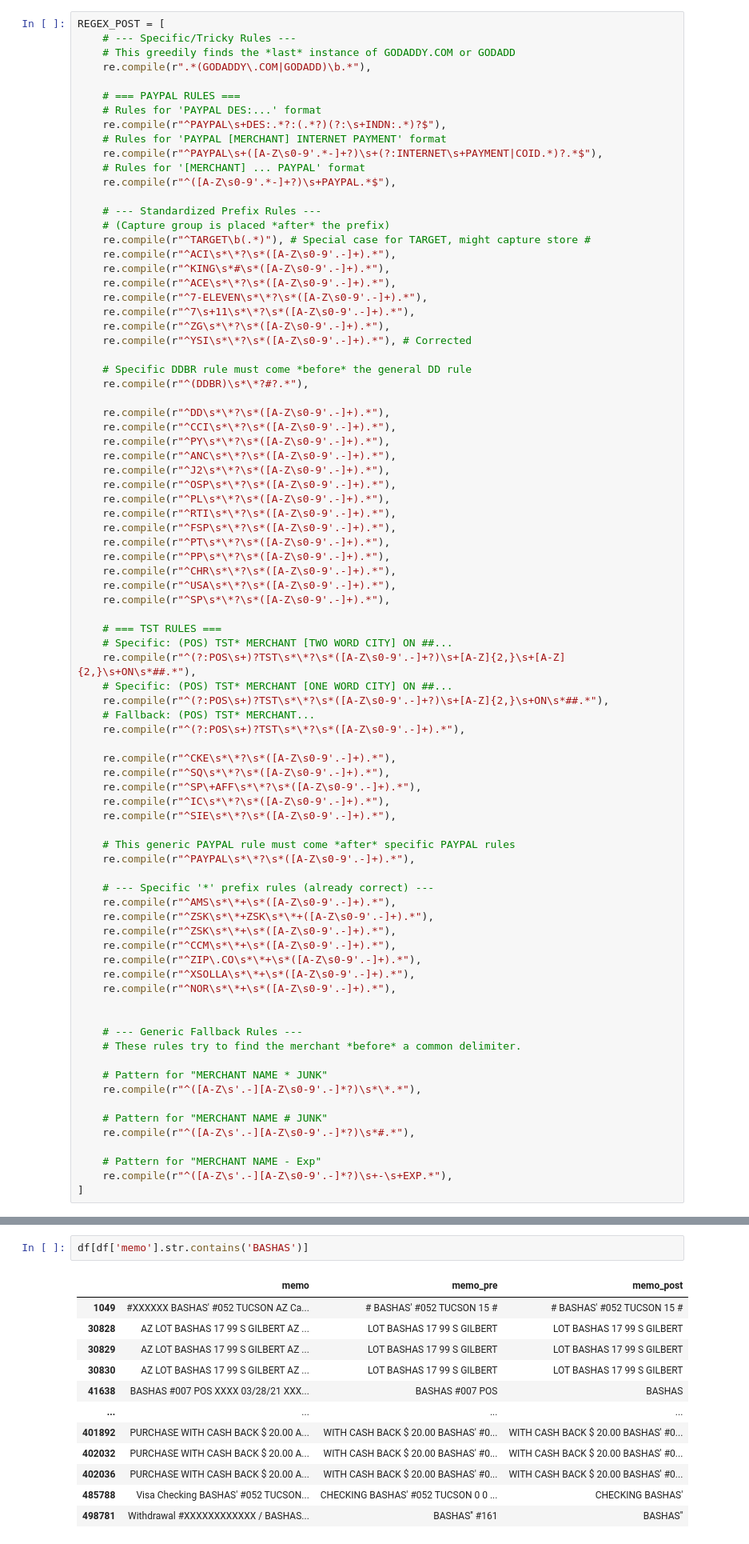
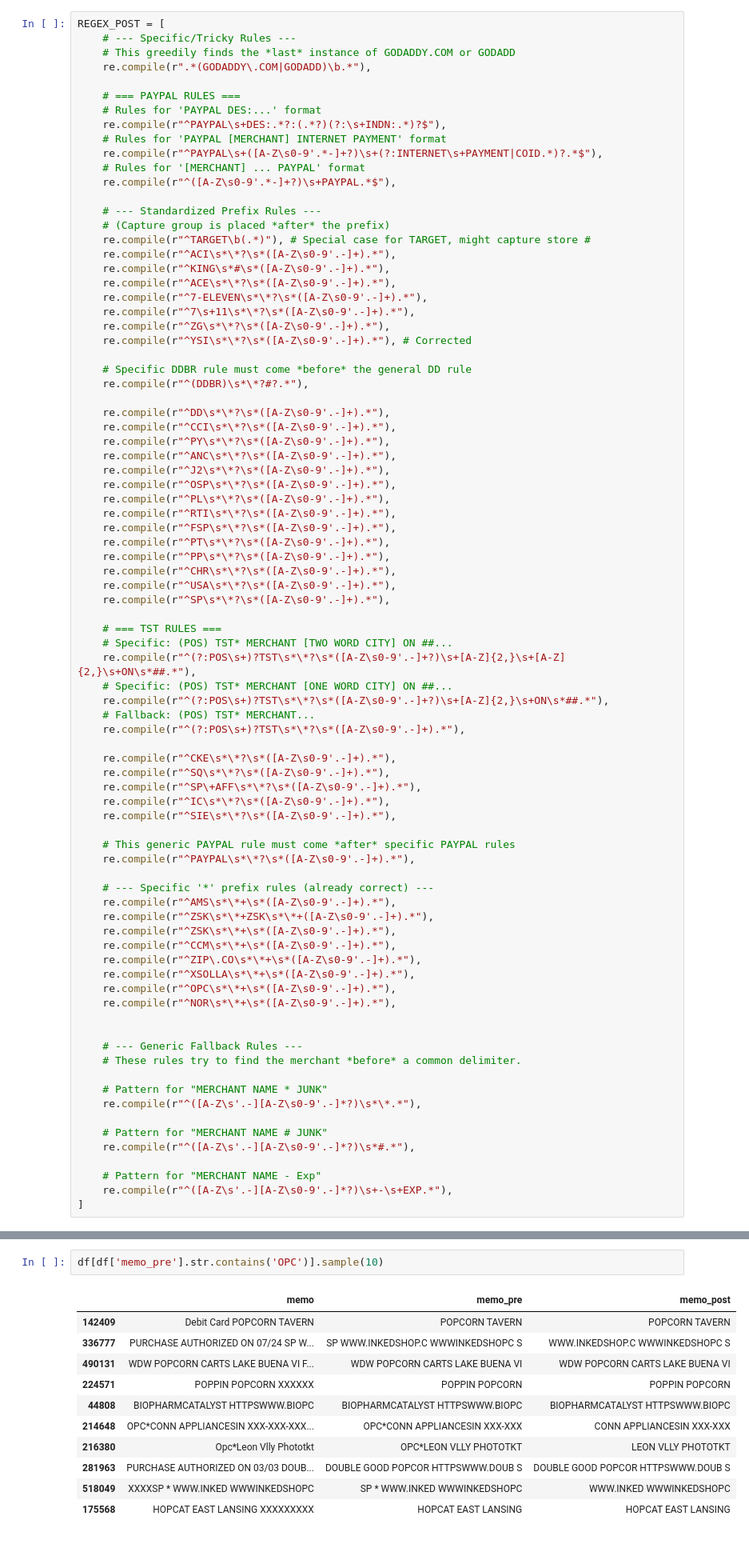
Before and after one commit to kylechoi101/DSC180A-Q1, a Jupyter notebook: Week 2/Haris_Saif.ipynb, the cells around one changed output, grey strips where cells are left out. Shown: that part at 80% size. Saved outputs shown, nothing was run; the diff lists cells and outputs as text.

```diff
--- a/Week 2/Haris_Saif.ipynb
+++ b/Week 2/Haris_Saif.ipynb
@@ -219,6 +229,7 @@ REGEX_POST = [
     re.compile(r"^CCM\s*\*+\s*([A-Z\s0-9'.-]+).*"),
     re.compile(r"^ZIP\.CO\s*\*+\s*([A-Z\s0-9'.-]+).*"),
     re.compile(r"^XSOLLA\s*\*+\s*([A-Z\s0-9'.-]+).*"),
+    re.compile(r"^OPC\s*\*+\s*([A-Z\s0-9'.-]+).*"),
     re.compile(r"^NOR\s*\*+\s*([A-Z\s0-9'.-]+).*"),
 
 
@@ -345,15 +344,14 @@ df[df['memo_post'] == 'POS PUR-']#.iloc[0]['memo']
 # %%
-df[df['memo'].str.contains('BASHAS')]
+df[df['memo_pre'].str.contains('OPC')].sample(10)
 # %% [output]
 |  | memo | memo_pre | memo_post |
-| 1049 | #XXXXXX BASHAS' #052 TUCSON AZ Ca... | # BASHAS' #052 TUCSON 15 # | # BASHAS' #052 TUCSON 15 # |
-| 30828 | AZ LOT BASHAS 17 99 S GILBERT AZ ... | LOT BASHAS 17 99 S GILBERT | LOT BASHAS 17 99 S GILBERT |
-| 30829 | AZ LOT BASHAS 17 99 S GILBERT AZ ... | LOT BASHAS 17 99 S GILBERT | LOT BASHAS 17 99 S GILBERT |
-| 30830 | AZ LOT BASHAS 17 99 S GILBERT AZ ... | LOT BASHAS 17 99 S GILBERT | LOT BASHAS 17 99 S GILBERT |
-| 41638 | BASHAS #007 POS XXXX 03/28/21 XXX... | BASHAS #007 POS | BASHAS |
-| ... | ... | ... | ... |
-| 401892 | PURCHASE WITH CASH BACK $ 20.00 A... | WITH CASH BACK $ 20.00 BASHAS' #0... | WITH CASH BACK $ 20.00 BASHAS' #0... |
-| 402032 | PURCHASE WITH CASH BACK $ 20.00 A... | WITH CASH BACK $ 20.00 BASHAS' #0... | WITH CASH BACK $ 20.00 BASHAS' #0... |
-| 402036 | PURCHASE WITH CASH BACK $ 20.00 A... | WITH CASH BACK $ 20.00 BASHAS' #0... | WITH CASH BACK $ 20.00 BASHAS' #0... |
-| 485788 | Visa Checking BASHAS' #052 TUCSON... | CHECKING BASHAS' #052 TUCSON 0 0 ... | CHECKING BASHAS' |
-| 498781 | Withdrawal #XXXXXXXXXXXX / BASHAS... | BASHAS'' #161 | BASHAS'' |
+| 142409 | Debit Card POPCORN TAVERN | POPCORN TAVERN | POPCORN TAVERN |
+| 336777 | PURCHASE AUTHORIZED ON 07/24 SP W... | SP WWW.INKEDSHOP.C WWWINKEDSHOPC S | WWW.INKEDSHOP.C WWWINKEDSHOPC S |
+| 490131 | WDW POPCORN CARTS LAKE BUENA VI F... | WDW POPCORN CARTS LAKE BUENA VI | WDW POPCORN CARTS LAKE BUENA VI |
+| 224571 | POPPIN POPCORN XXXXXX | POPPIN POPCORN | POPPIN POPCORN |
+| 44808 | BIOPHARMCATALYST HTTPSWWW.BIOPC | BIOPHARMCATALYST HTTPSWWW.BIOPC | BIOPHARMCATALYST HTTPSWWW.BIOPC |
+| 214648 | OPC*CONN APPLIANCESIN XXX-XXX-XXX... | OPC*CONN APPLIANCESIN XXX-XXX | CONN APPLIANCESIN XXX-XXX |
+| 216380 | Opc*Leon Vlly Phototkt | OPC*LEON VLLY PHOTOTKT | LEON VLLY PHOTOTKT |
+| 281963 | PURCHASE AUTHORIZED ON 03/03 DOUB... | DOUBLE GOOD POPCOR HTTPSWWW.DOUB S | DOUBLE GOOD POPCOR HTTPSWWW.DOUB S |
+| 518049 | XXXXSP * WWW.INKED WWWINKEDSHOPC | SP * WWW.INKED WWWINKEDSHOPC | WWW.INKED WWWINKEDSHOPC |
+| 175568 | HOPCAT EAST LANSING XXXXXXXXX | HOPCAT EAST LANSING | HOPCAT EAST LANSING |
```
Also changed, not shown: parts of 19 cells of this notebook.
